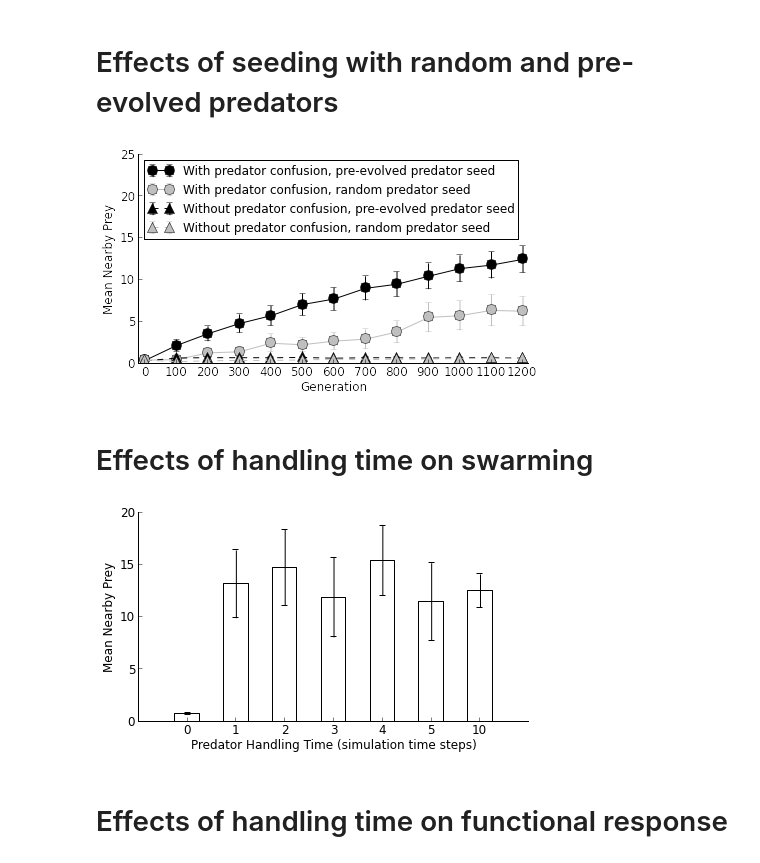
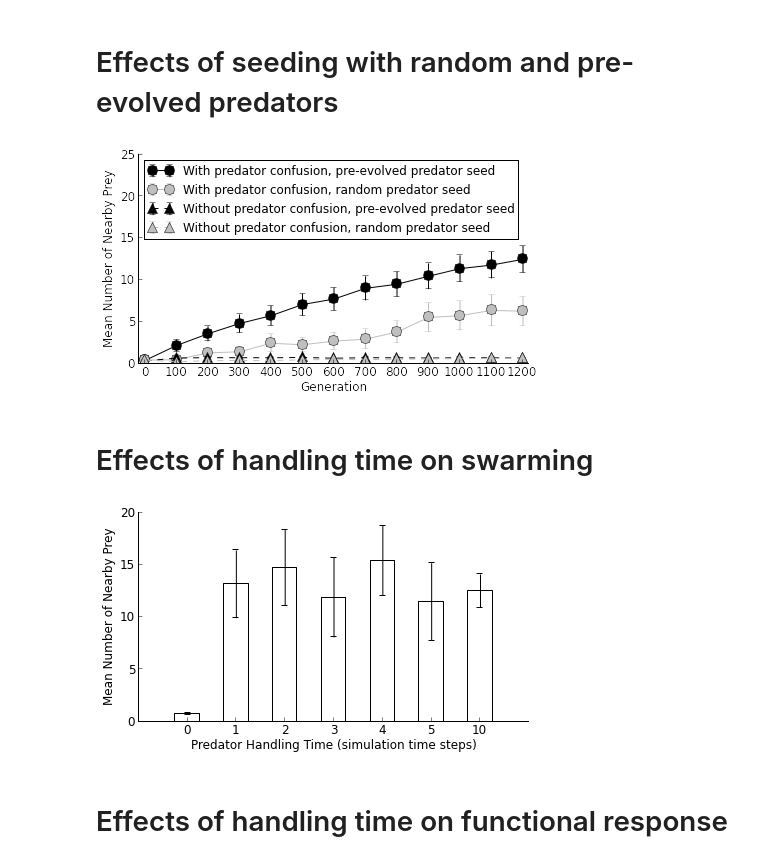
Before and after one commit to adamilab/eos-data, a Jupyter notebook: Predator Confusion Final Graphs.ipynb, the cells around one changed output. Cells and saved outputs as stored; diff of their text form; code cells hidden in the pictures.

Commit message:
Update SI swarm density figure y label names.

```diff
--- a/Predator Confusion Final Graphs.ipynb
+++ b/Predator Confusion Final Graphs.ipynb
@@ -421,7 +421,7 @@ for column in meanDFs[key].columns:
         figure(figsize=(7, 3.75), frameon=False)
 
         if column == "swarm_density_count":
-            ylabel("Mean Nearby Prey", fontsize="12")
+            ylabel("Mean Number of Nearby Prey", fontsize="12")
 
         ax = axes()
         ax.spines['top'].set_visible(False)
@@ -434,34 +434,34 @@ for column in meanDFs[key].columns:
         yticks(fontsize="12")
         xlim(-20, 1220)
         ylim(ymax=25)
 
         for key in keyList:
 
             keyLabel = None
 
             if key == "swarm-sd30":
                 keyLabel = "With predator confusion, pre-evolved predator seed"
                 barFormat = "o-"
                 barColor = "0.0"
             elif key == "swarm-sd30-nopredconfusion":
                 keyLabel = "Without predator confusion, pre-evolved predator seed"
                 barFormat = "^--"
                 barColor = "0.0"
             elif key == "swarm-sd30-randpred":
                 keyLabel = "With predator confusion, random predator seed"
                 barFormat = "o-"
                 barColor = "0.75"
             elif key == "swarm-sd30-nopredconfusion-randpred":
                 keyLabel = "Without predator confusion, random predator seed"
                 barFormat = "^--"
                 barColor = "0.75"
 
             errorbar(x=meanDFs[key]["generation"][::100], y=meanDFs[key][column][::100], yerr=stderrDFs[key][column][::100], label=keyLabel, fmt=barFormat, color=barColor, ms=10)
 
         legend(loc=2, prop={'size':12})
         #savefig("coevolution-of-swarming/final-graphs/" + column.replace("_", "-") + "-LOD-randpredseed.pdf")
 # %% [output]
-[figure, old version]
+[figure, new version]
 # %% [markdown]
 # Effects of handling time on swarming
 # %%
@@ -510,7 +510,7 @@ for column in meanDFs[key].columns:
         ax.get_xaxis().tick_bottom()
         ax.get_yaxis().tick_left()
         #title(column.replace("_", " ").title() + " at end of run")
-        ylabel("Mean Nearby Prey", fontsize="12")
+        ylabel("Mean Number of Nearby Prey", fontsize="12")
         xlabel("Predator Handling Time (simulation time steps)", fontsize="12")
         xlim(0, len(keyList) + 1)
         xticks(range(1, len(keyList) + 1), ["0", "1", "2", "3", "4", "5", "10"], fontsize="12")
@@ -526,7 +526,7 @@ for column in meanDFs[key].columns:
 
         savefig("coevolution-of-swarming/final-graphs/" + column.replace("_", "-") + "-kill-delay.pdf")
 # %% [output]
-[figure, old version]
+[figure, new version]
 # %% [markdown]
 # Effects of handling time on functional response
 # %%
```
Also changed, not shown: parts of 4 cells of this notebook, 6 other files.
